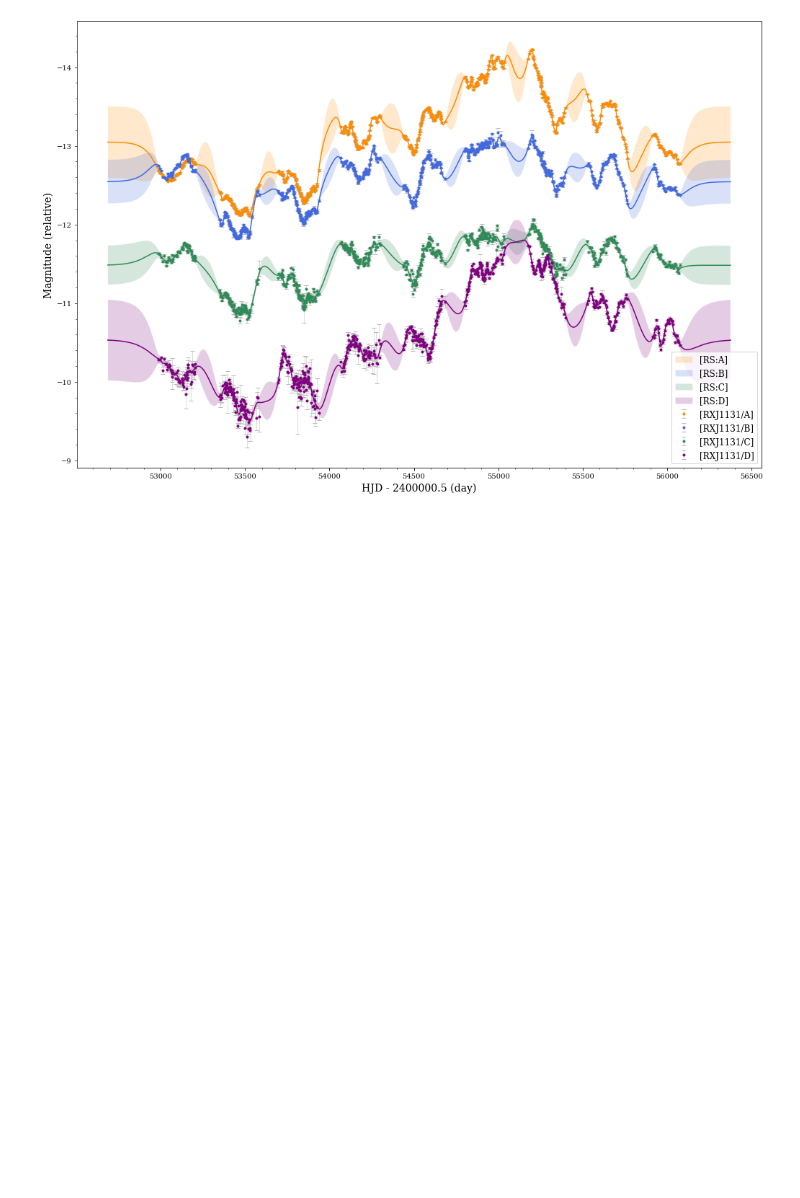
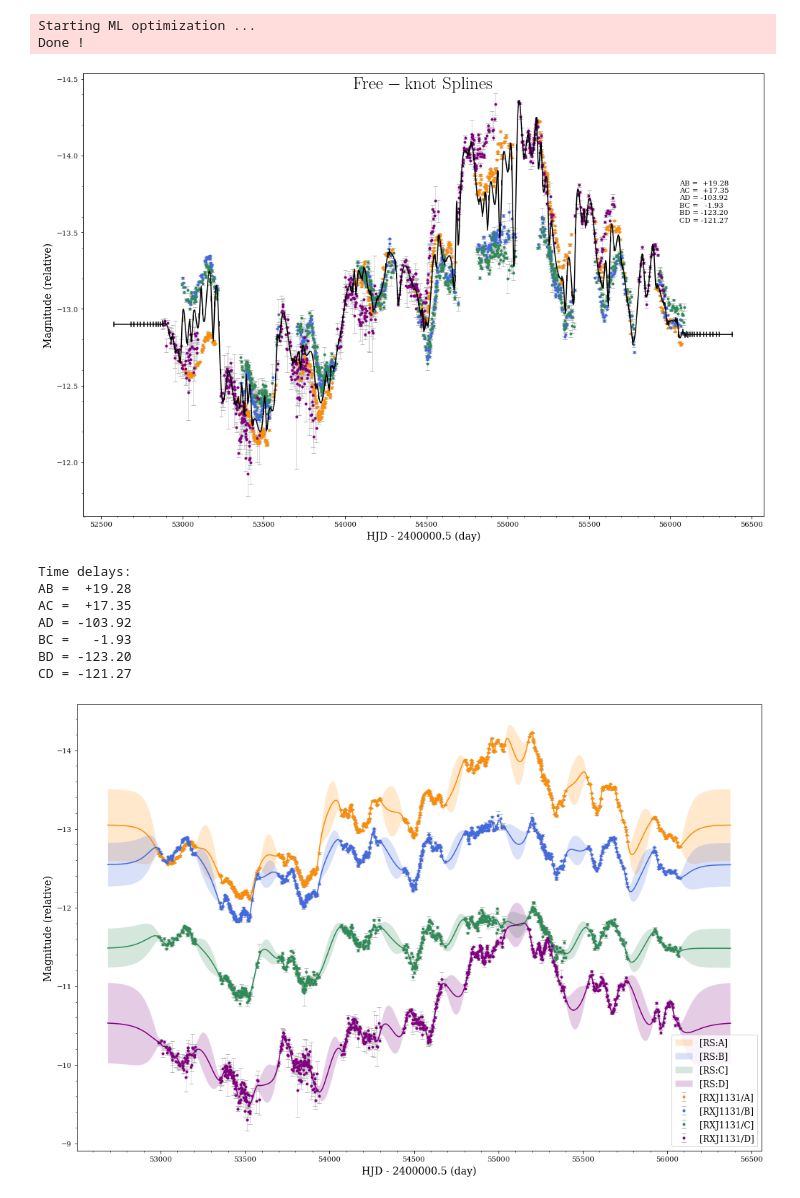
Before and after one commit to AlexandreAdam/rxj1131, a Jupyter notebook: notebooks/timedelays.ipynb, the cells around one changed output. Saved outputs shown, nothing was run; the diff lists cells and outputs as text; code cells hidden in the pictures; blank space fills up the shorter version.

```diff
--- a/notebooks/timedelays.ipynb
+++ b/notebooks/timedelays.ipynb
@@ -67,2 +110,33 @@ Comments :
+# %%
+# Spline microlensing
+
+# reset timeshifts previously applied
+for lc in rxj1131_lcs:
+    lc.resetshifts()
+
+mlknotstep = 150   # initial ml knotstep
+for lc in rxj1131_lcs :
+    pycs3.gen.splml.addtolc(lc, knotstep=mlknotstep) #we attach microlensing to the LightCurve object
+
+
+# We apply initial timeshift guesses
+pycs3.gen.lc_func.applyshifts(rxj1131_lcs, [0,0,0,-90], [0,0,0,0])
+
+spline = spl(rxj1131_lcs)
+pycs3.gen.lc_func.display(rxj1131_lcs, [spline], figsize = (15,10), showdelays=True,
+                         showlegend=False, title=r'$\mathrm{Free-knot\ Splines}$')
+print("Time delays:")
+print(pycs3.gen.lc_func.getnicetimedelays(rxj1131_lcs, separator='\n', to_be_sorted=True))
+# %% [output]
+Starting ML optimization ...
+Done !
+[figure, added]
+Time delays:
+AB =  +19.28
+AC =  +17.35
+AD = -103.92
+BC =   -1.93
+BD = -123.20
+CD = -121.27
 # %%
 # Gaussian process fit
```
Also changed, not shown: parts of 13 cells of this notebook.
